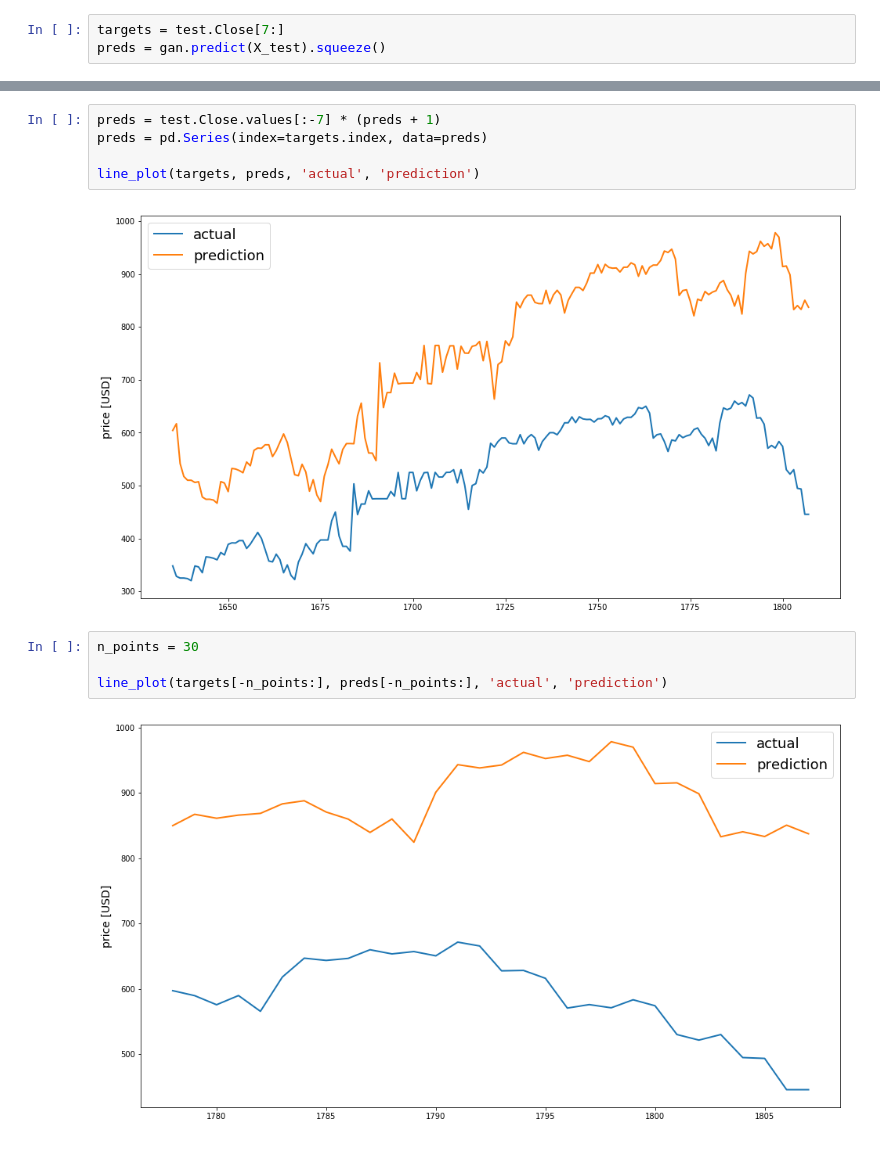
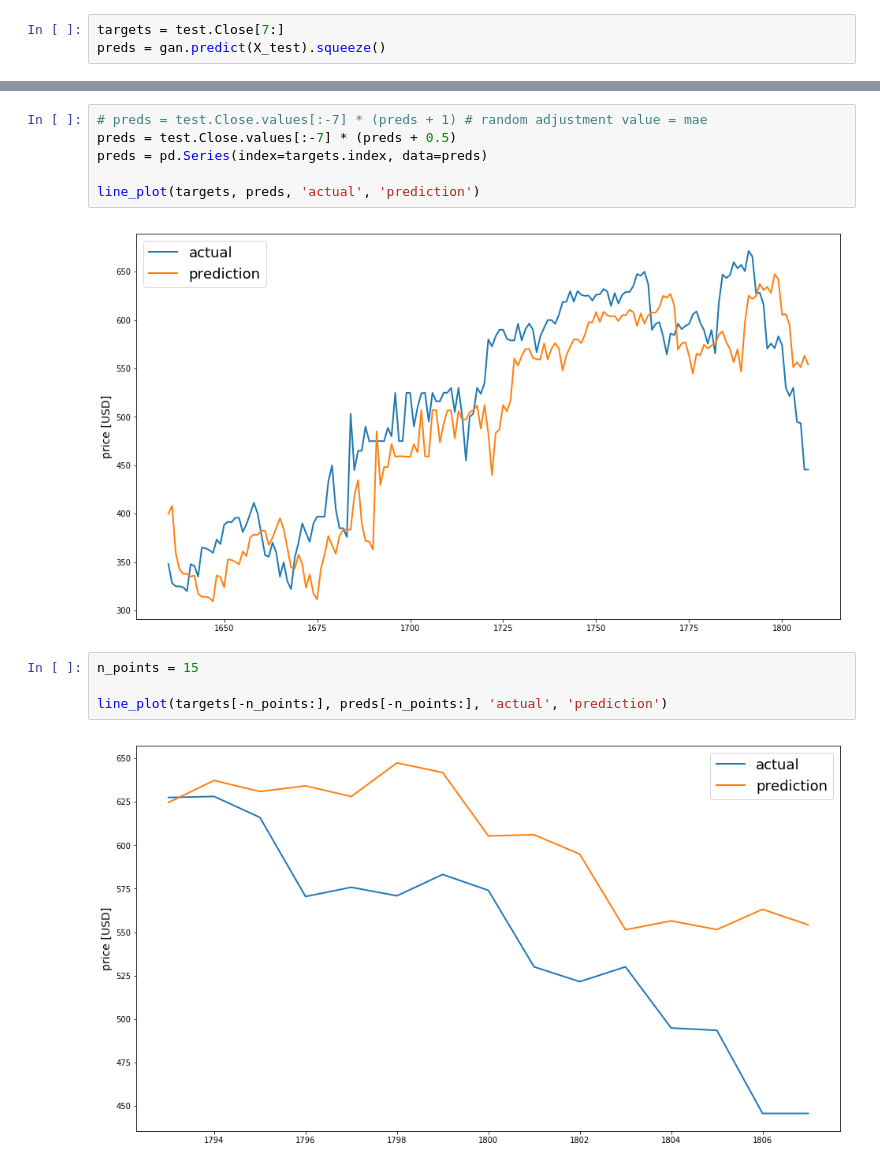
Before and after one commit to marlon-rodrigues/crypto_prediction, a Jupyter notebook: code/GAN Model v914.0.ipynb, the cells around one changed output, grey strips where cells are left out. Saved outputs shown, nothing was run; the diff lists cells and outputs as text.

```diff
--- a/code/GAN Model v914.0.ipynb
+++ b/code/GAN Model v914.0.ipynb
@@ -492,13 +540,14 @@ metrics.mean_absolute_error(preds, y_test)
 # %%
-preds = test.Close.values[:-7] * (preds + 1)
+# preds = test.Close.values[:-7] * (preds + 1) # random adjustment value = mae
+preds = test.Close.values[:-7] * (preds + 0.5)
 preds = pd.Series(index=targets.index, data=preds)
 
 line_plot(targets, preds, 'actual', 'prediction')
 # %% [output]
-[figure, old version]
+[figure, new version]
 # %%
-n_points = 30
+n_points = 15
 
 line_plot(targets[-n_points:], preds[-n_points:], 'actual', 'prediction')
 # %% [output]
-[figure, old version]
+[figure, new version]
```
Also changed, not shown: parts of 9 cells of this notebook, 1 other file.
